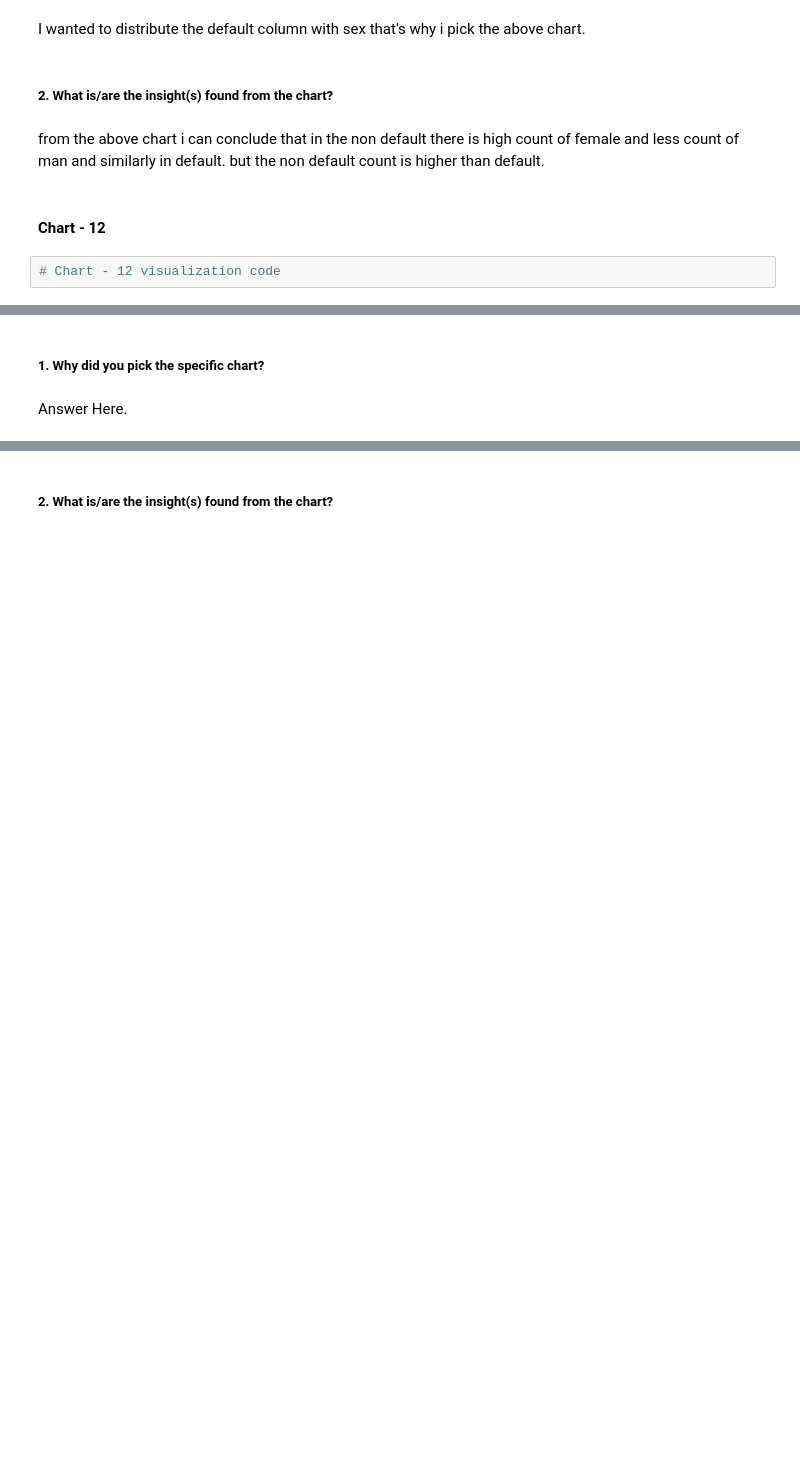
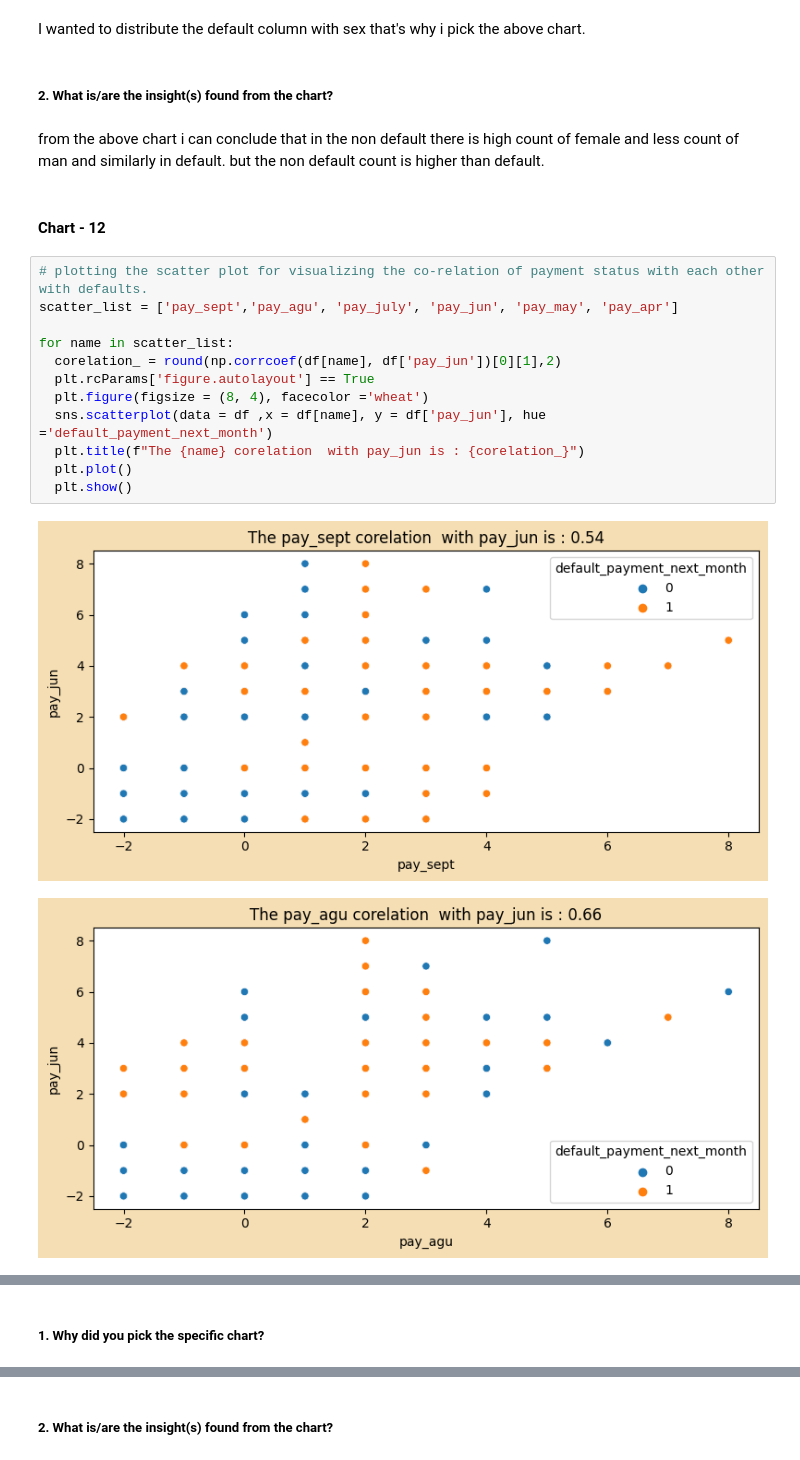
Before and after one commit to hmarathe420/Credit_Card_Default_Prediction, a Jupyter notebook: Credit_Card_Default_Prediction.ipynb, the cells around one changed output, grey strips where cells are left out. Saved outputs shown, nothing was run; the diff lists cells and outputs as text; blank space fills up the shorter version.

```diff
--- a/Credit_Card_Default_Prediction.ipynb
+++ b/Credit_Card_Default_Prediction.ipynb
@@ -624,5 +623,18 @@ I wanted to distribute the default column with sex that's why i pick the above c
 from the above chart i can conclude that in the non default there is high count of female and less count of man and similarly in default. but the non default count is higher than default.
 # %% [markdown]
 #### Chart - 12
-# %%
-# Chart - 12 visualization code
+# %%
+# plotting the scatter plot for visualizing the co-relation of payment status with each other with defaults.
+scatter_list = ['pay_sept','pay_agu', 'pay_july', 'pay_jun', 'pay_may', 'pay_apr']
+
+for name in scatter_list:
+  corelation_ = round(np.corrcoef(df[name], df['pay_jun'])[0][1],2)
+  plt.rcParams['figure.autolayout'] == True
+  plt.figure(figsize = (8, 4), facecolor ='wheat')
+  sns.scatterplot(data = df ,x = df[name], y = df['pay_jun'], hue ='default_payment_next_month')
+  plt.title(f"The {name} corelation  with pay_jun is : {corelation_}")
+  plt.plot()
+  plt.show()
+# %% [output]
+[figure, added]
+[figure, added]
@@ -629,4 +645,2 @@ from the above chart i can conclude that in the non default there is high count
 # %% [markdown]
 ##### 1. Why did you pick the specific chart?
-# %% [markdown]
-Answer Here.
```
Also changed, not shown: parts of 30 cells of this notebook.
